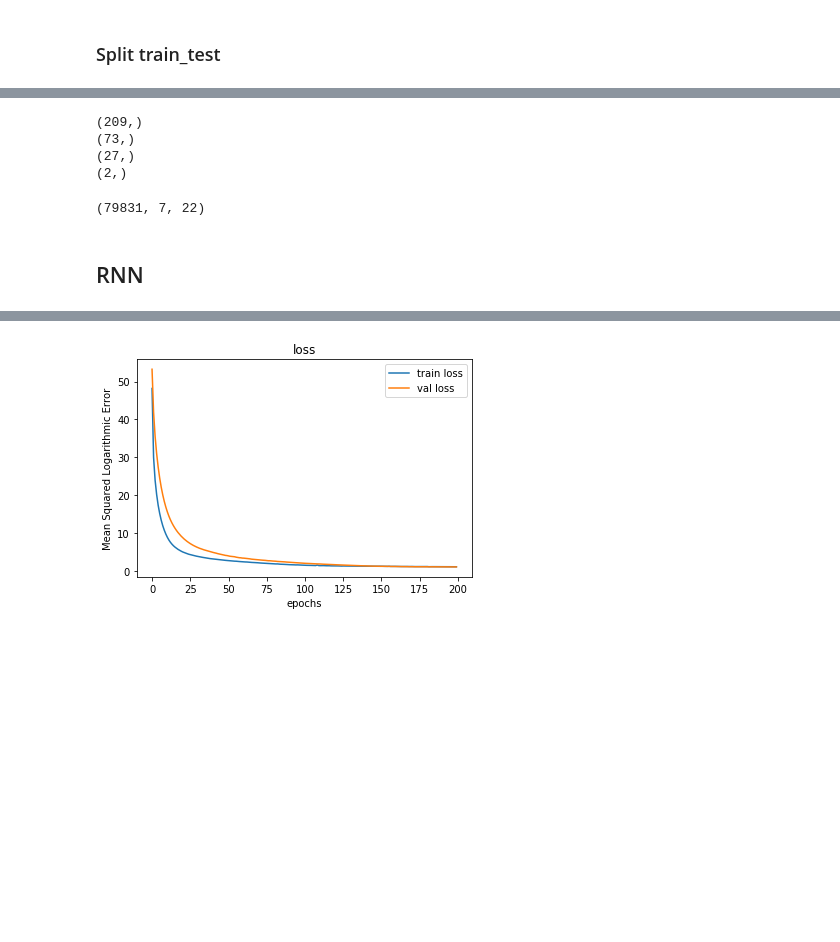
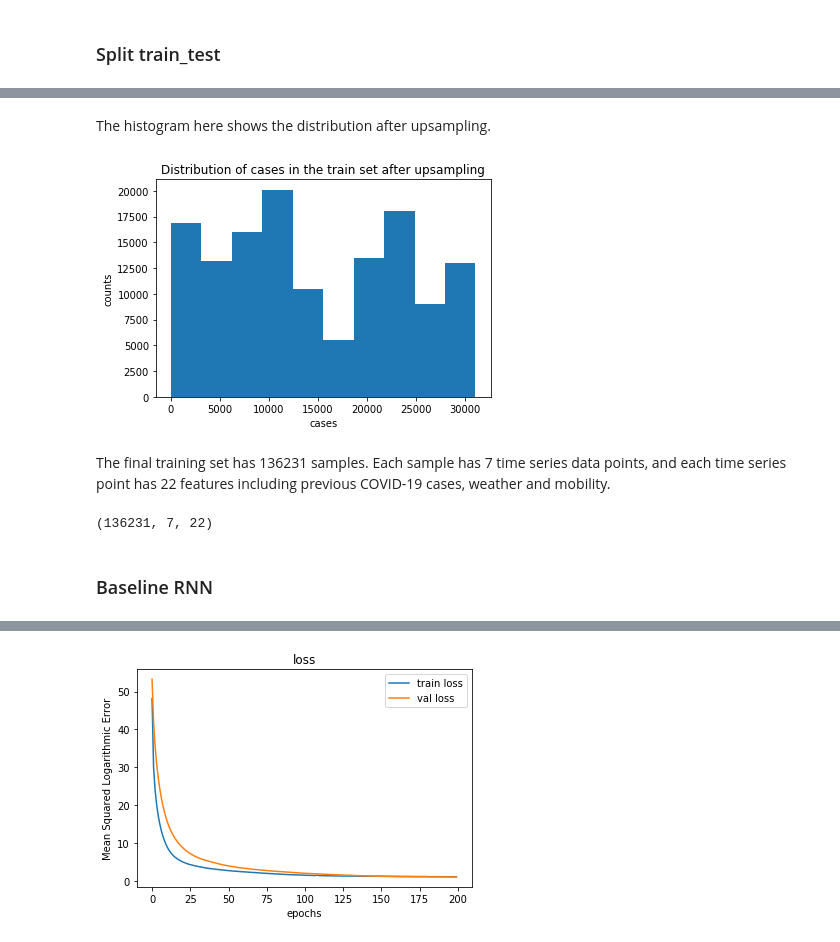
Before and after one commit to TianyuanCai/covid19, a Jupyter notebook: model/rnn.ipynb, the cells around one changed output, grey strips where cells are left out. Cells and saved outputs as stored; diff of their text form; code cells hidden in the pictures; blank space fills up the shorter version.

```diff
--- a/model/rnn.ipynb
+++ b/model/rnn.ipynb
@@ -181,19 +190,24 @@ def upsampling(x1, x2, y, threshold1,threshold2, rate):
 
     return x1_new, x2_new, y_new
 # %%
-X_time_series_train, X_static_train, y_train = upsampling(X_time_series_train, X_static_train, y_train, 5000, 10000, 50)
+X_time_series_train, X_static_train, y_train = upsampling(X_time_series_train, X_static_train, y_train, 5000, 10000, 150)
 X_time_series_train, X_static_train, y_train = upsampling(X_time_series_train, X_static_train, y_train, 10000, 20000, 500)
-X_time_series_train, X_static_train, y_train = upsampling(X_time_series_train, X_static_train, y_train, 20000, 30000, 500)
-X_time_series_train, X_static_train, y_train = upsampling(X_time_series_train, X_static_train, y_train, 30000, 40000, 1000)
+X_time_series_train, X_static_train, y_train = upsampling(X_time_series_train, X_static_train, y_train, 20000, 30000, 1500)
+X_time_series_train, X_static_train, y_train = upsampling(X_time_series_train, X_static_train, y_train, 30000, 40000, 5000)
-# %% [output]
-(209,)
-(73,)
-(27,)
-(2,)
+# %% [markdown]
+The histogram here shows the distribution after upsampling.
+# %%
+plt.hist(y_train)
+plt.xlabel('cases')
+plt.ylabel('counts');
+plt.title('Distribution of cases in the train set after upsampling');
+# %% [output]
+[figure, added]
+# %% [markdown]
+The final training set has 136231 samples. Each sample has 7 time series data points, and each time series point has 22 features including previous COVID-19 cases, weather and mobility.
 # %%
 X_time_series_train.shape
 # %% [output]
-(79831, 7, 22)
+(136231, 7, 22)
-# %% [markdown]
-RNN
---------
+# %% [markdown]
+### Baseline RNN
```
Also changed, not shown: parts of 40 cells of this notebook.
